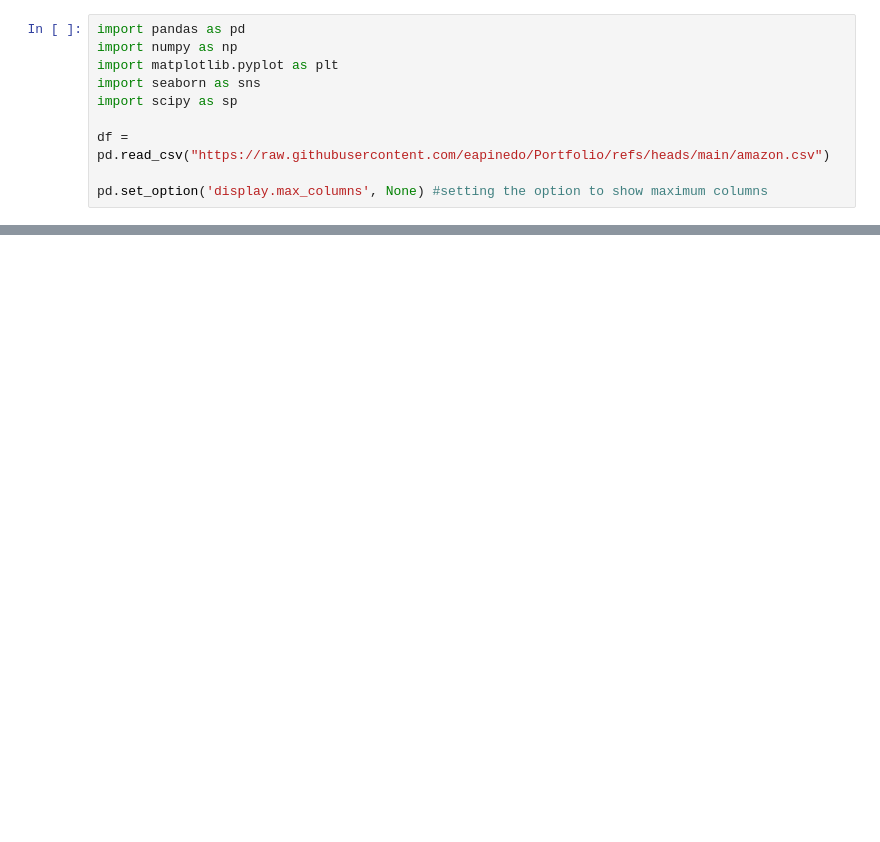
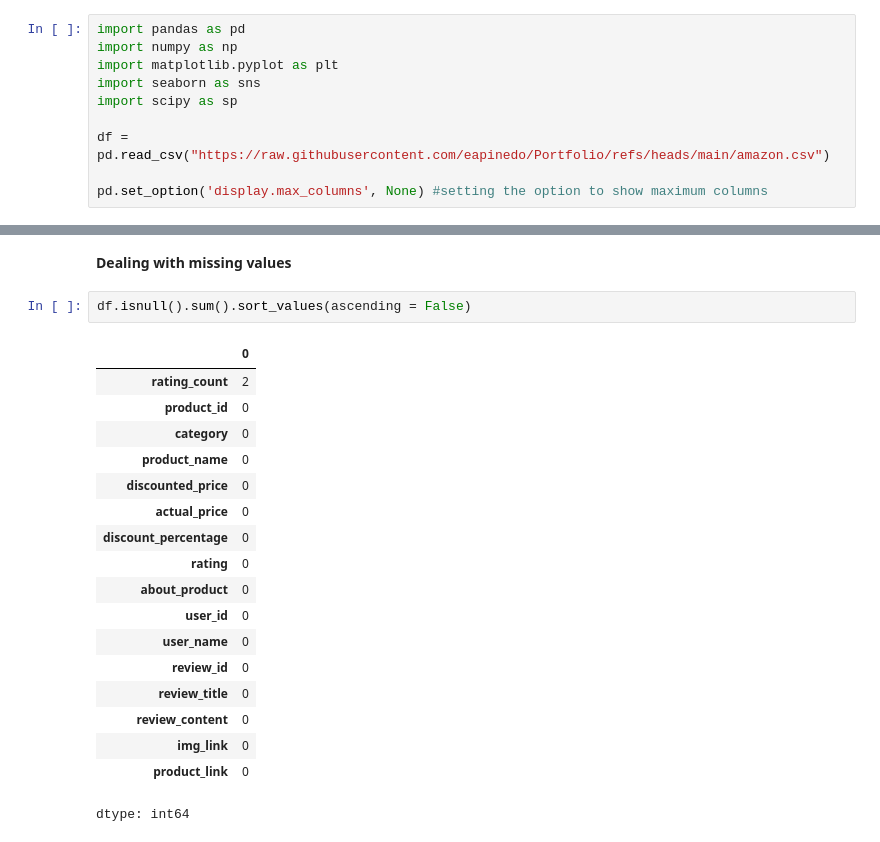
Before and after one commit to eapinedo/Portfolio, a Jupyter notebook: python_script.ipynb, the cells around one changed output, grey strips where cells are left out. Saved outputs shown, nothing was run; the diff lists cells and outputs as text; blank space fills up the shorter version.

```diff
--- a/python_script.ipynb
+++ b/python_script.ipynb
@@ -25,0 +101,23 @@ df.head(5)
+# %% [markdown]
+**Dealing with missing values**
+# %%
+df.isnull().sum().sort_values(ascending = False)
+# %% [output]
+|  | 0 |
+| rating_count | 2 |
+| product_id | 0 |
+| category | 0 |
+| product_name | 0 |
+| discounted_price | 0 |
+| actual_price | 0 |
+| discount_percentage | 0 |
+| rating | 0 |
+| about_product | 0 |
+| user_id | 0 |
+| user_name | 0 |
+| review_id | 0 |
+| review_title | 0 |
+| review_content | 0 |
+| img_link | 0 |
+| product_link | 0 |
+dtype: int64
```
Also changed, not shown: parts of 26 cells of this notebook.
